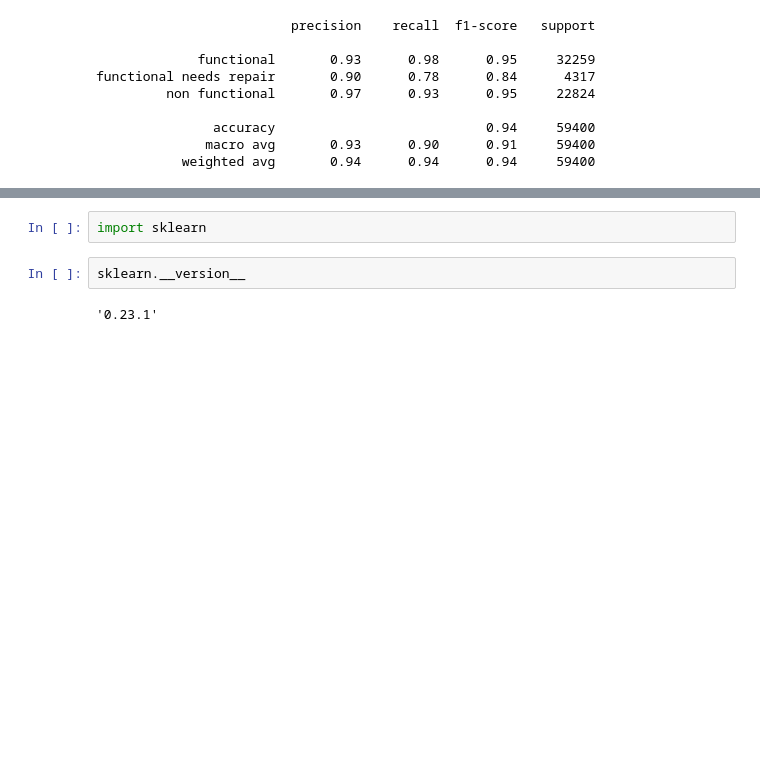
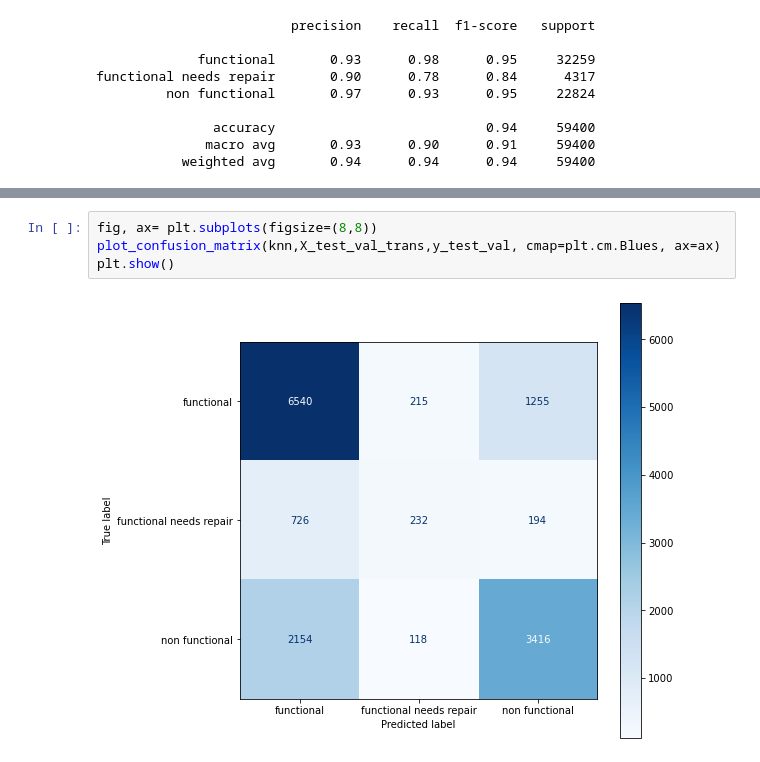
Before and after one commit to MWilliamson96/Tanzania_Well_Competition, a Jupyter notebook: eda/Pauls_models.ipynb, the cells around one changed output, grey strips where cells are left out. Saved outputs shown, nothing was run; the diff lists cells and outputs as text; blank space fills up the shorter version.

```diff
--- a/eda/Pauls_models.ipynb
+++ b/eda/Pauls_models.ipynb
@@ -157,6 +139,6 @@ print(classification_report(y_test_val, y_forest_pred))
-# %%
-import sklearn
-# %%
-sklearn.__version__
-# %% [output]
-'0.23.1'
+# %%
+fig, ax= plt.subplots(figsize=(8,8))
+plot_confusion_matrix(knn,X_test_val_trans,y_test_val, cmap=plt.cm.Blues, ax=ax)
+plt.show()
+# %% [output]
+[figure, added]
```
Also changed, not shown: parts of 17 cells of this notebook.
